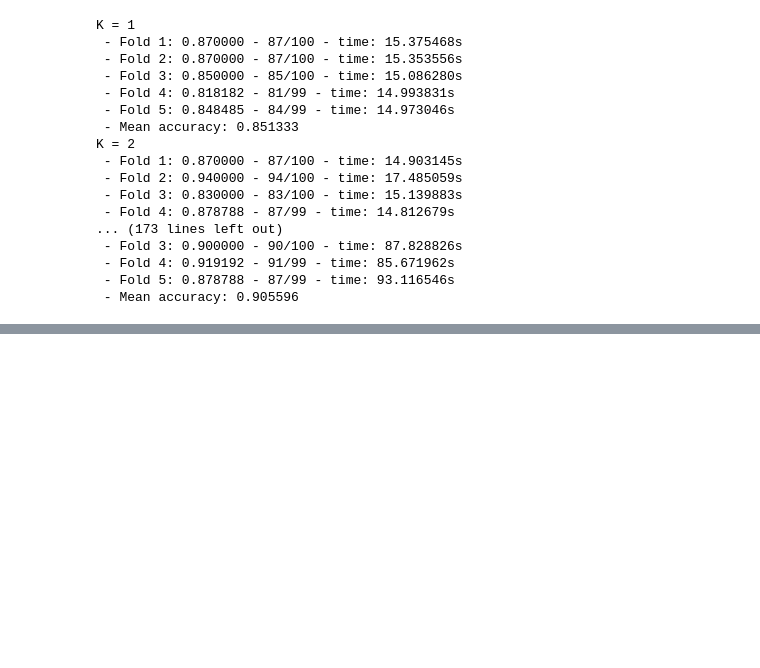
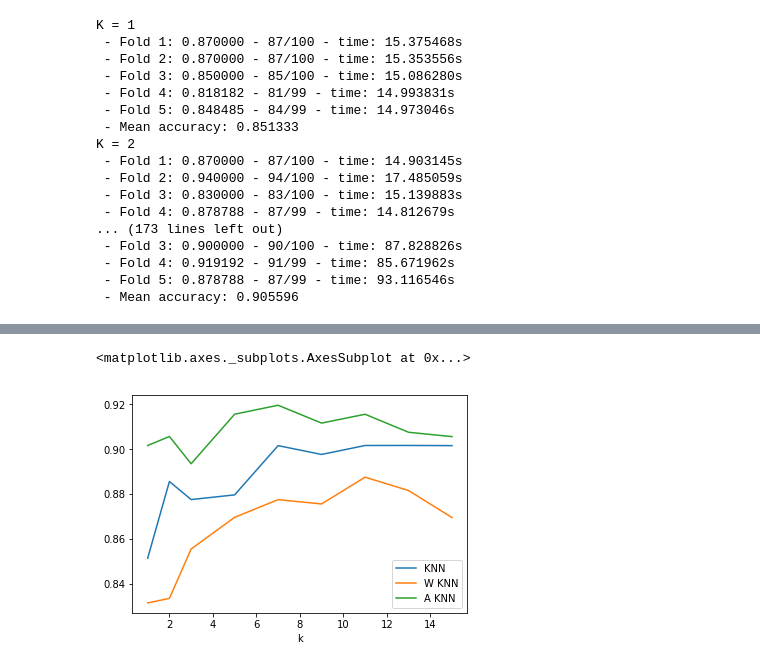
Before and after one commit to jfmrm/machineLearning, a Jupyter notebook: ex1/KNN.ipynb, the cells around one changed output, grey strips where cells are left out. Cells and saved outputs as stored; diff of their text form; code cells hidden in the pictures; blank space fills up the shorter version.

Commit message:
Plots tests results in line charts

```diff
--- a/ex1/KNN.ipynb
+++ b/ex1/KNN.ipynb
@@ -244,0 +259,6 @@ saveDfIntoCsv(aknnTestDf, 'aKnnTest')
+# %%
+accuracyDf = pd.DataFrame(knnTestDf['accuracy'])
+accuracyDf.columns = ['KNN']
+accuracyDf['W KNN'] = wknnTestDf['accuracy']
+accuracyDf['A KNN'] = aknnTestDf['accuracy']
+accuracyDf
@@ -244,0 +277,5 @@ saveDfIntoCsv(aknnTestDf, 'aKnnTest')
+# %%
+accuracyDf.plot.line()
+# %% [output]
+<matplotlib.axes._subplots.AxesSubplot at 0x...>
+[figure, added]
```
Also changed, not shown: parts of 5 cells of this notebook.
